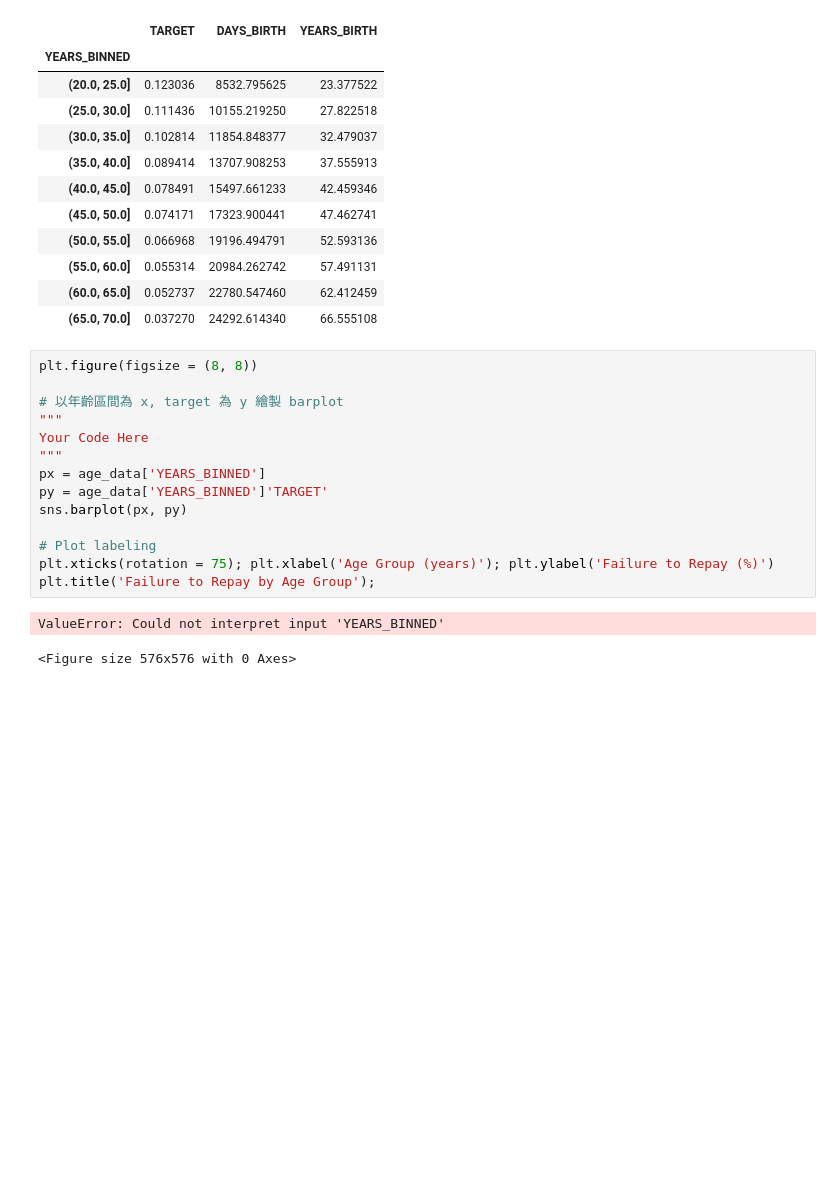
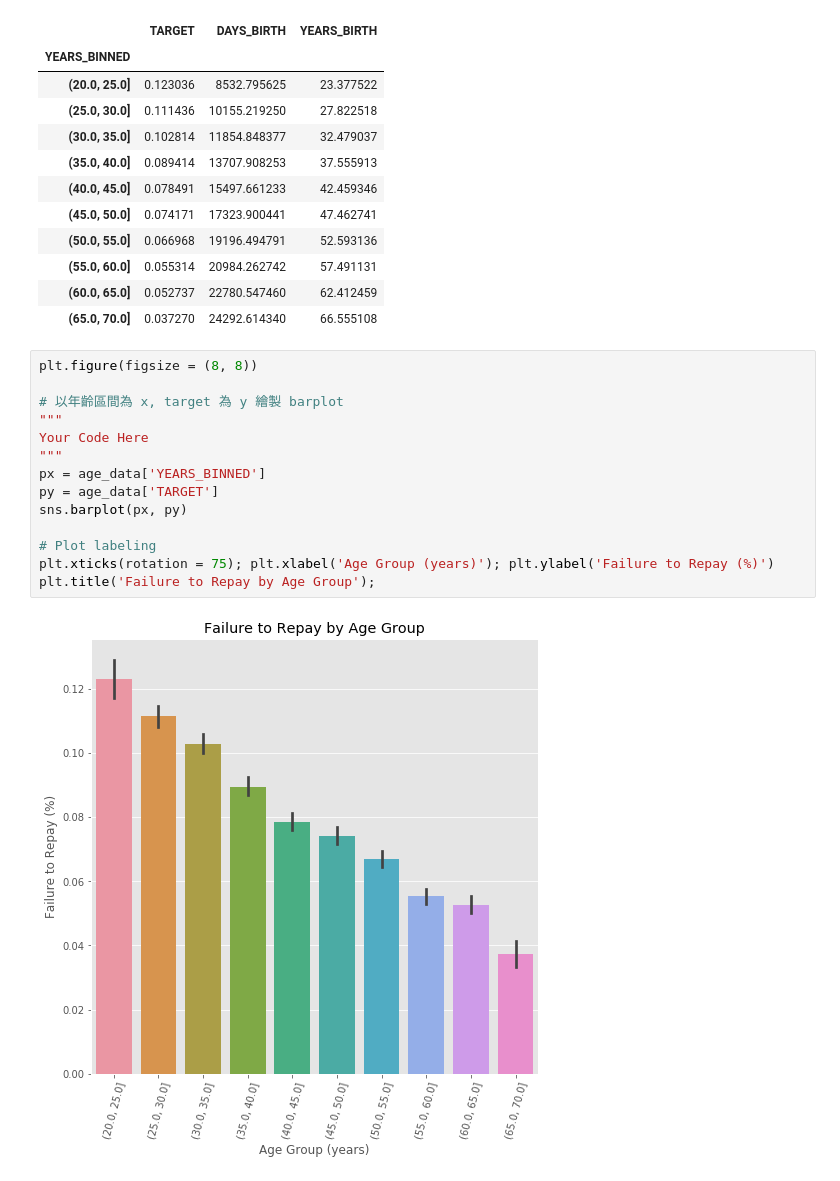
Before and after one commit to Ken0327/ML100-Days, a Jupyter notebook: homework/Day_011_HW.ipynb, the cells around one changed output. Drawn from its saved outputs; the diff is of its cells as text; blank space fills up the shorter version.

```diff
--- a/homework/Day_011_HW.ipynb
+++ b/homework/Day_011_HW.ipynb
@@ -107,17 +107,16 @@ age_groups
 # %%
 plt.figure(figsize = (8, 8))
 
 # 以年齡區間為 x, target 為 y 繪製 barplot
 """
 Your Code Here
 """
 px = age_data['YEARS_BINNED']
-py = age_data['YEARS_BINNED']'TARGET'
+py = age_data['TARGET']
 sns.barplot(px, py)
 
 # Plot labeling
 plt.xticks(rotation = 75); plt.xlabel('Age Group (years)'); plt.ylabel('Failure to Repay (%)')
 plt.title('Failure to Repay by Age Group');
 # %% [output]
-ValueError: Could not interpret input 'YEARS_BINNED'
-<Figure size 576x576 with 0 Axes>
+[figure, added]
```
